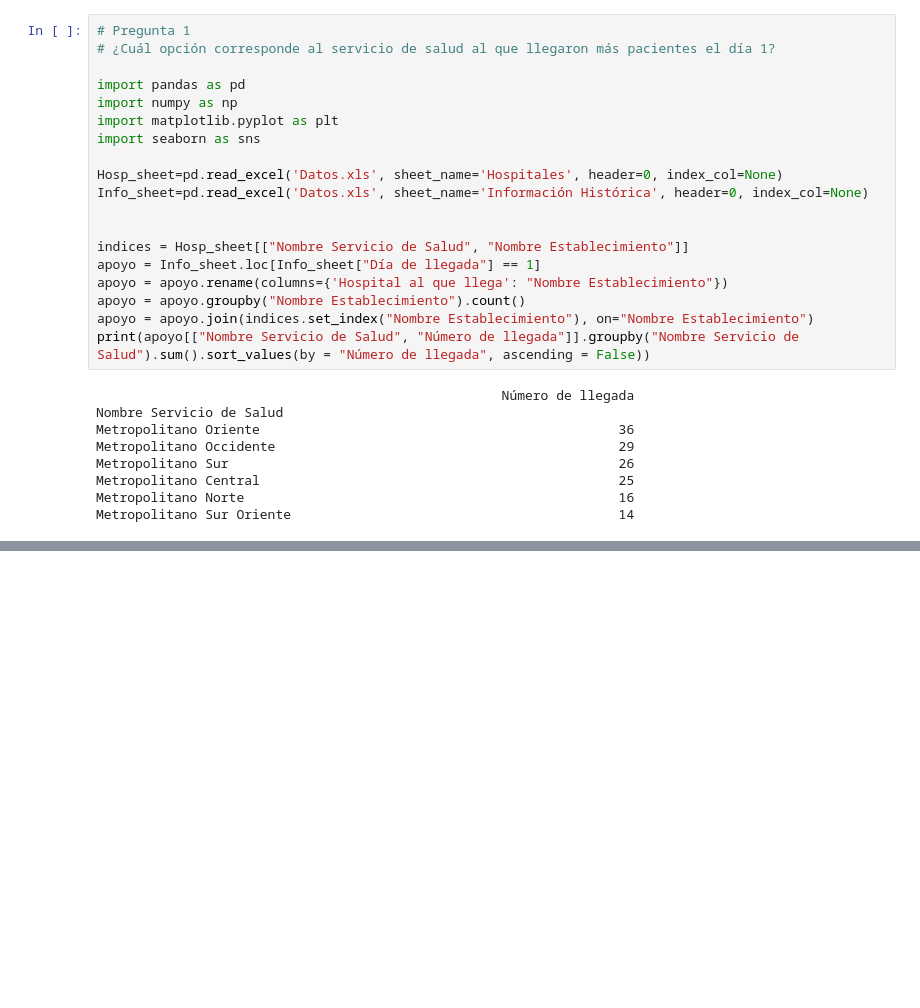
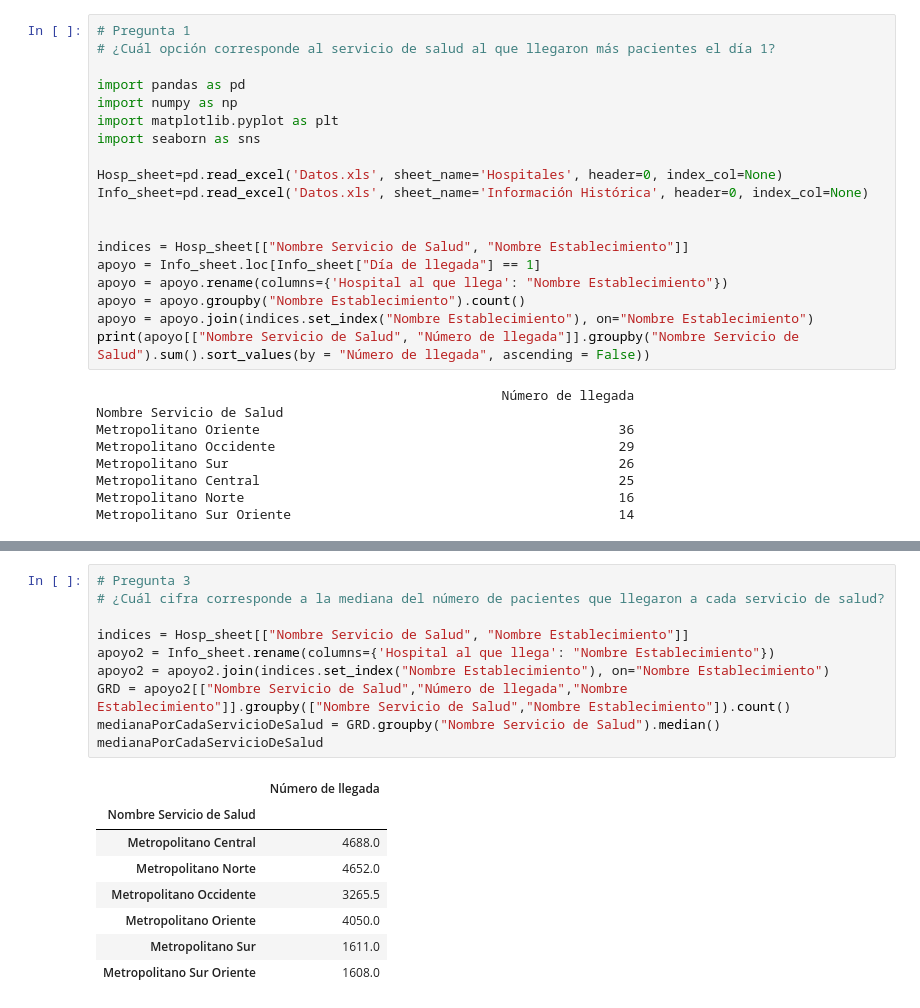
Before and after one commit to remunozz/cienciaDeDatos, a Jupyter notebook: evaluacion2Coursera.ipynb, the cells around one changed output, grey strips where cells are left out. Cells and saved outputs as stored; diff of their text form; blank space fills up the shorter version.

```diff
--- a/evaluacion2Coursera.ipynb
+++ b/evaluacion2Coursera.ipynb
@@ -28,0 +52,19 @@ Metropolitano Sur Oriente                                          14
+# %%
+# Pregunta 3
+# ¿Cuál cifra corresponde a la mediana del número de pacientes que llegaron a cada servicio de salud?
+
+indices = Hosp_sheet[["Nombre Servicio de Salud", "Nombre Establecimiento"]]
+apoyo2 = Info_sheet.rename(columns={'Hospital al que llega': "Nombre Establecimiento"})
+apoyo2 = apoyo2.join(indices.set_index("Nombre Establecimiento"), on="Nombre Establecimiento")
+GRD = apoyo2[["Nombre Servicio de Salud","Número de llegada","Nombre Establecimiento"]].groupby(["Nombre Servicio de Salud","Nombre Establecimiento"]).count()
+medianaPorCadaServicioDeSalud = GRD.groupby("Nombre Servicio de Salud").median()
+medianaPorCadaServicioDeSalud
+# %% [output]
+|  | Número de llegada |
+| Nombre Servicio de Salud |  |
+| Metropolitano Central | 4688.0 |
+| Metropolitano Norte | 4652.0 |
+| Metropolitano Occidente | 3265.5 |
+| Metropolitano Oriente | 4050.0 |
+| Metropolitano Sur | 1611.0 |
+| Metropolitano Sur Oriente | 1608.0 |
```
Also changed, not shown: parts of 6 cells of this notebook.
